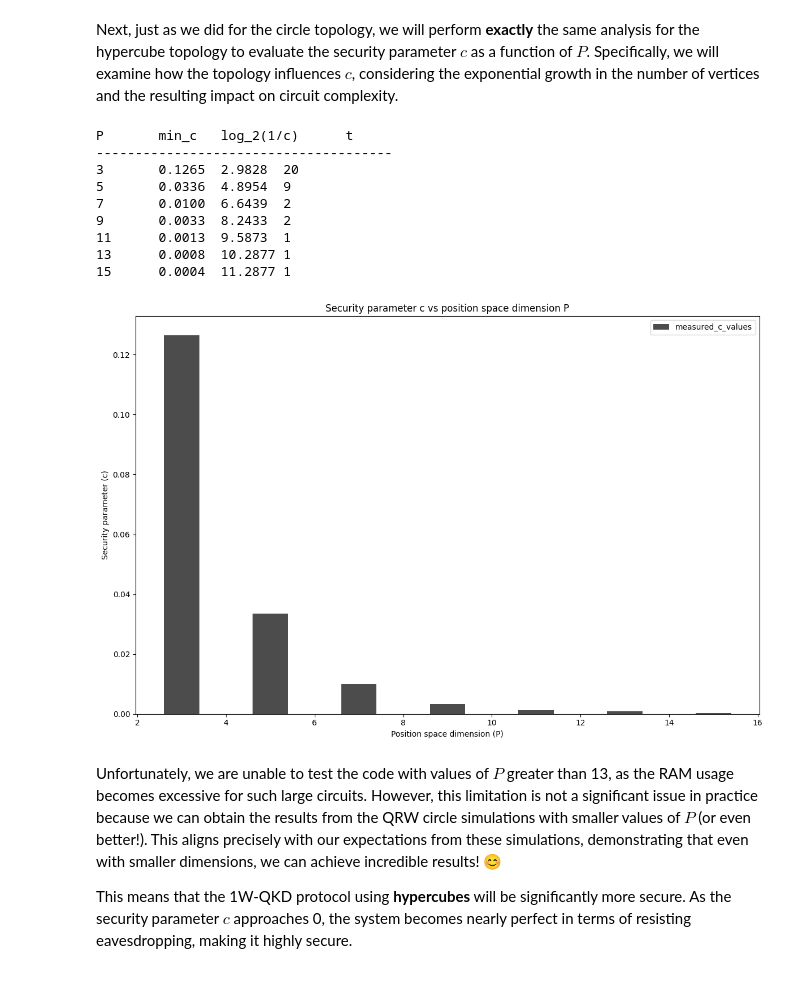
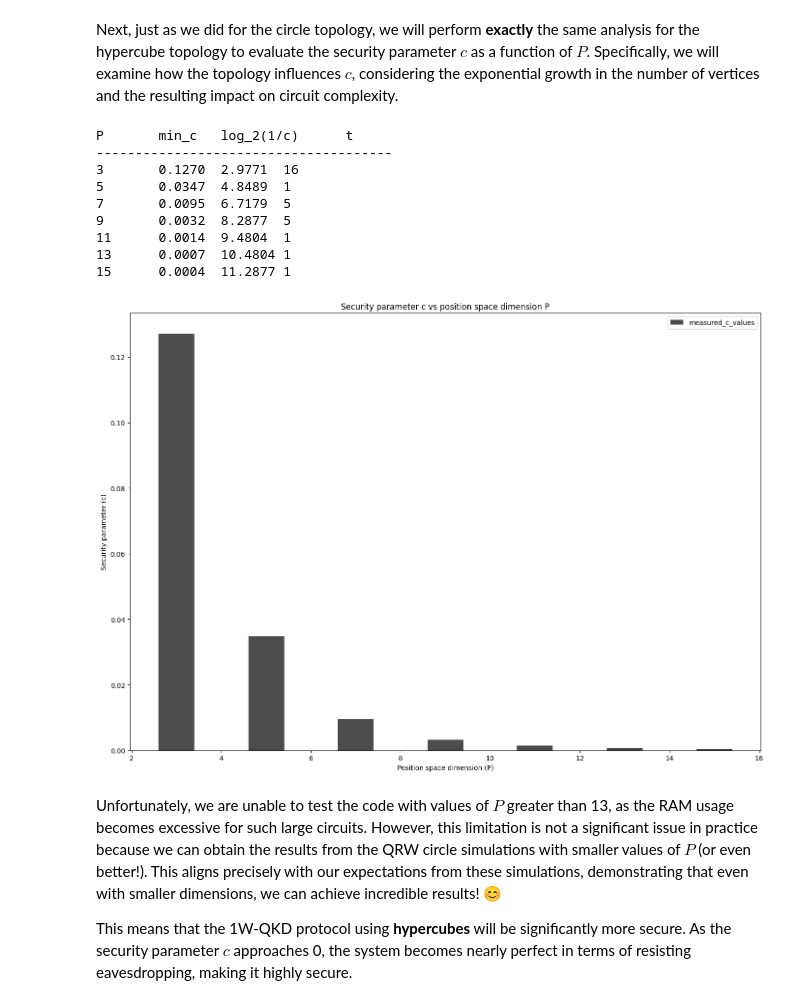
Before and after one commit to werefin/1W-QKD-Quantum-Walks, a Jupyter notebook: qrw_circles_hypercubes_c_analysis.ipynb, the cells around one changed output. Cells and saved outputs as stored; diff of their text form; code cells hidden in the pictures.

Commit message:
Update results and simulations

```diff
--- a/qrw_circles_hypercubes_c_analysis.ipynb
+++ b/qrw_circles_hypercubes_c_analysis.ipynb
@@ -718,8 +709,8 @@ In this case, we are focused on understanding how the security parameter $c$ can
 P_values = list(range(1, 230, 2))
 results = [] # store (P, c, log_inv_c, optimal_t) values
 # Parameters
+phi = 0
 theta = np.pi / 4
-phi = 0
 shots = 10000
 print("P\tmin_c\tlog_2(1/c)\tt")
 print("-" * 38)
@@ -731,7 +722,7 @@ for P in P_values:
         t_range = range(1, 50000)
     min_c = 0.5
     optimal_t = 1
-    significant_threshold = 1e-03 # define a threshold for significant change in c
+    significant_threshold = 1e-04 # define a threshold for significant change in c
     # Search for optimal t
     previous_c = 1 # start with a value larger than any c
     for t in t_range:
@@ -794,12 +785,11 @@ plt.show()
 As anticipated, the trend aligns with our expectations, showing a decrease that closely resembles an exponential pattern. This is (approximately) the result we aimed to achieve! 🥳
 
 For comparisons, please refer to **figure 3** of [C. Vlachou et alt.](https://arxiv.org/abs/1710.07979) paper. ⚠️
-# %%
-# Save results to file
-with open('c_qrw_circle_results.txt', 'w') as f:
-    f.write("P\tc\tlog_2(1/c)\toptimal_t\n")
-    for P, c, log_c, t in results:
-        f.write(f"{P}\t{c:.6f}\t{log_c:.6f}\t{t}\n")
+# %%
+# Save results to a JSON file
+results_json = [{"P": P, "c": c, "log_2(1/c)": log_c, "optimal_t": t} for P, c, log_c, t in results]
+with open('c_qrw_circle_results.json', 'w') as f:
+    json.dump(results_json, f, indent=4)
 # %% [markdown]
 ### QRW on a hypercube with a predefined number of vertices $2^{P}$
 # %% [markdown]
@@ -1039,7 +1029,7 @@ As before, let's explore an example to verify if our QRW is implemented correctl
 # %%
 # Test QRW on a hypercube with 2**P vertices
 qrw = QRW_Hypercube_P(P=3,
-                      step=2,
+                      step=1,
                       F="I",
                       coin_type="generic_rotation",
                       phi=0,
@@ -1074,8 +1064,8 @@ Next, just as we did for the circle topology, we will perform **exactly** the sa
 P_values = list(range(3, 16, 2))
 results = [] # store (P, c, log_inv_c, optimal_t) values
 # Parameters
+phi = 0
 theta = np.pi / 4
-phi = 0
 shots = 10000
 print("P\tmin_c\tlog_2(1/c)\tt")
 print("-" * 38)
@@ -1112,35 +1102,35 @@ for P in P_values:
 # %% [output]
 P       min_c   log_2(1/c)      t
 --------------------------------------
-3       0.1265  2.9828  20
-5       0.0336  4.8954  9
-7       0.0100  6.6439  2
-9       0.0033  8.2433  2
-11      0.0013  9.5873  1
-13      0.0008  10.2877 1
+3       0.1270  2.9771  16
+5       0.0347  4.8489  1
+7       0.0095  6.7179  5
+9       0.0032  8.2877  5
+11      0.0014  9.4804  1
+13      0.0007  10.4804 1
 15      0.0004  11.2877 1
 # %%
 # Extract P and c values from results
 P_vals = [p for p, c, _, _ in results]
 c_vals = [c for p, c, _, _ in results]
-plt.figure(figsize=(12, 8))
+plt.figure(figsize=(14, 10))
 # Bar plot for actual values
 plt.bar(P_vals, c_vals,
         width=0.8,
         color='black',
         alpha=0.7,
         label='measured_c_values')
 # Customize plot
 plt.title('Security parameter c vs position space dimension P')
 plt.xlabel('Position space dimension (P)')
 plt.ylabel('Security parameter (c)')
 plt.grid(False)
 plt.legend()
 # Adjust layout to prevent label cutoff
 plt.tight_layout()
 plt.show()
 # %% [output]
-[figure, old version]
+[figure, new version]
 # %% [markdown]
 Unfortunately, we are unable to test the code with values of $P$ greater than 13, as the RAM usage becomes excessive for such large circuits. However, this limitation is not a significant issue in practice because we can obtain the results from the QRW circle simulations with smaller values of $P$ (or even better!). This aligns precisely with our expectations from these simulations, demonstrating that even with smaller dimensions, we can achieve incredible results! 😊
 
```
Also changed, not shown: parts of 13 cells of this notebook, 2 other files.
